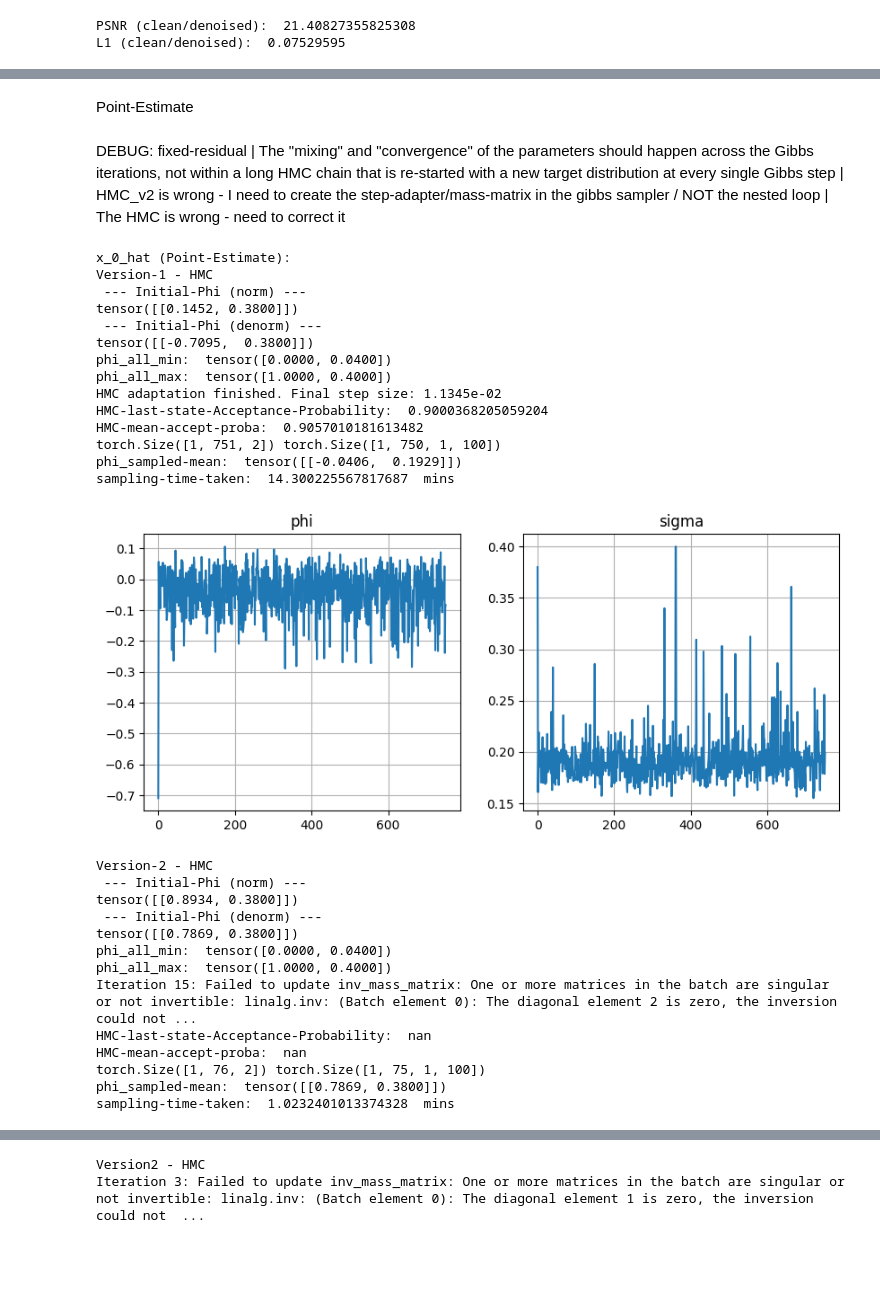
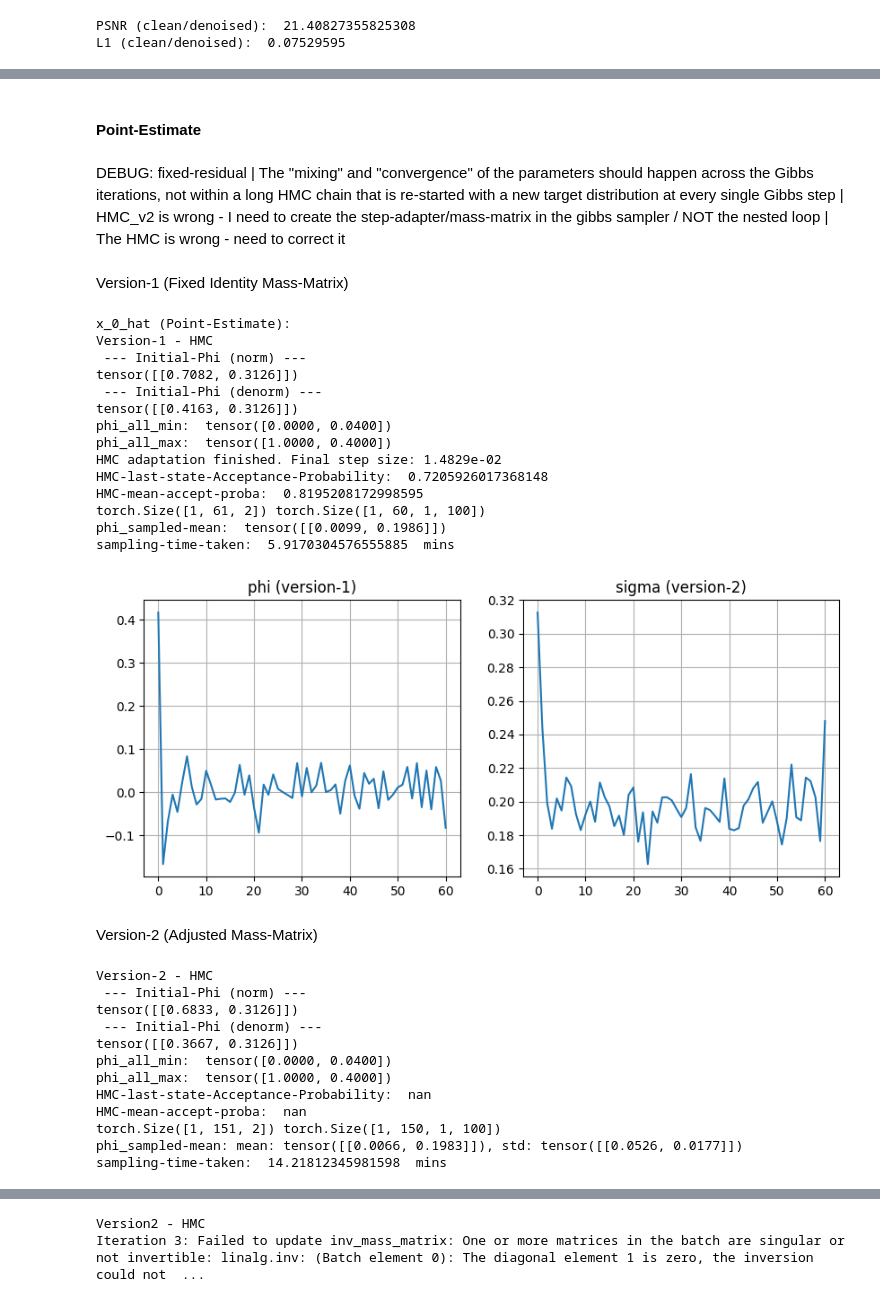
Before and after one commit to AlikMon88/Gibbs-Diff, a Jupyter notebook: unit_main_gibbs.ipynb, the cells around one changed output, grey strips where cells are left out. Saved outputs shown, nothing was run; the diff lists cells and outputs as text; code cells hidden in the pictures; blank space fills up the shorter version.

Commit message:
correct gibbs.ipynb

```diff
--- a/unit_main_gibbs.ipynb
+++ b/unit_main_gibbs.ipynb
@@ -101,5 +98,5 @@ rn = random.randint(0, n_samples)
 # %%
-true_phi, true_sigma = 0.5, 0.2
+true_phi, true_sigma = 0.8, 0.2
 # %%
 # observation, signal, noise = create_1d_data_colored(n_samples=n_samples, n_depth=n_depth, phi=-1.0, decay=1.0, sigma=0.2)
 observation, signal, noise = create_1d_data_colored_multi(n_samples=n_samples, n_depth=n_depth, phi=true_phi, decay=1.0, sigma=true_sigma)
@@ -480,8 +448,10 @@ closest_discrete_timestep:  57
 torch.Size([1, 1, 100]) torch.Size([1, 1, 100])
 # %% [markdown]
-Point-Estimate
+#### Point-Estimate
 # %% [markdown]
 DEBUG: fixed-residual | The "mixing" and "convergence" of the parameters should happen across the Gibbs iterations, not within a long HMC chain that is re-started with a new target distribution at every single Gibbs step | HMC_v2 is wrong - I need to create the step-adapter/mass-matrix in the gibbs sampler / NOT the nested loop | The HMC is wrong - need to correct it
+# %% [markdown]
+Version-1 (Fixed Identity Mass-Matrix)
 # %%
 print('x_0_hat (Point-Estimate):')
 
@@ -490,7 +460,7 @@ ft = time.time()
 
 ## version_1 : HMC - sampler is has fixed identity mass_matrix
 ### DIRECT: Supply doesnt work because thats the direct supply of state t=0 noise all the time.
-phi_sampled, x_denoised = gdiffusion.run_gibbs_sampler(y, yt, num_chains_per_sample=1, n_it_gibbs=500, n_it_burnin=250, sampler_v2=False, is_debug=True, sup_residual=eps, return_chains=True)
+phi_sampled, x_denoised = gdiffusion.run_gibbs_sampler(y, yt, num_chains_per_sample=1, n_it_gibbs=40, n_it_burnin=20, sampler_v2=False, is_debug=True, sup_residual=eps, return_chains=True)
 # phi_sampled, x_denoised = gdiffusion.run_gibbs_sampler(y, yt, num_chains_per_sample=1, n_it_gibbs=250, n_it_burnin=120, sampler_v2=False, return_chains=True)
 
 print(phi_sampled.shape, x_denoised.shape)
@@ -501,55 +471,56 @@ print('sampling-time-taken: ', (lt - ft)/60, ' mins')
 x_0_hat (Point-Estimate):
 Version-1 - HMC
  --- Initial-Phi (norm) ---
-tensor([[0.1452, 0.3800]])
+tensor([[0.7082, 0.3126]])
  --- Initial-Phi (denorm) ---
-tensor([[-0.7095,  0.3800]])
+tensor([[0.4163, 0.3126]])
 phi_all_min:  tensor([0.0000, 0.0400])
 phi_all_max:  tensor([1.0000, 0.4000])
-HMC adaptation finished. Final step size: 1.1345e-02
-HMC-last-state-Acceptance-Probability:  0.9000368205059204
-HMC-mean-accept-proba:  0.9057010181613482
-torch.Size([1, 751, 2]) torch.Size([1, 750, 1, 100])
-phi_sampled-mean:  tensor([[-0.0406,  0.1929]])
-sampling-time-taken:  14.300225567817687  mins
+HMC adaptation finished. Final step size: 1.4829e-02
+HMC-last-state-Acceptance-Probability:  0.7205926017368148
+HMC-mean-accept-proba:  0.8195208172998595
+torch.Size([1, 61, 2]) torch.Size([1, 60, 1, 100])
+phi_sampled-mean:  tensor([[0.0099, 0.1986]])
+sampling-time-taken:  5.9170304576555885  mins
 # %%
 fig, axs = plt.subplots(1, 2, figsize=(10, 4))
 
 axs[0].plot(phi_sampled[0][:, 0])
-axs[0].set_title('phi')
+axs[0].set_title('phi (version-1)')
 axs[0].grid()
 
 axs[1].plot(phi_sampled[0][:, 1])
-axs[1].set_title('sigma')
+axs[1].set_title('sigma (version-2)')
 axs[1].grid()
 
 plt.show()
 # %% [output]
-[figure, old version]
+[figure, new version]
+# %% [markdown]
+Version-2 (Adjusted Mass-Matrix)
 # %%
 print('Version-2 - HMC')
 ft = time.time()
 ## version_2: HMC sampler has adaptive mass_matrix (depends on the step_size adaption as we converge to a given acceptance-proba)
-phi_sampled, x_denoised = gdiffusion.run_gibbs_sampler(y, yt, num_chains_per_sample=1, n_it_gibbs=50, n_it_burnin=25, sampler_v2=True, is_debug=True, sup_residual=eps, return_chains=True)
+phi_sampled, x_denoised = gdiffusion.run_gibbs_sampler(y, yt, num_chains_per_sample=1, n_it_gibbs=100, n_it_burnin=50, sampler_v2=True, is_debug=True, sup_residual=eps, return_chains=True)
 
 print(phi_sampled.shape, x_denoised.shape)
-print('phi_sampled-mean: ', phi_sampled.mean(dim=1))
+print(f'phi_sampled-mean: mean: {phi_sampled.mean(dim=1)}, std: {phi_sampled.std(dim=1)}')
 lt = time.time()
 print('sampling-time-taken: ', (lt - ft)/60, ' mins')
 # %% [output]
 Version-2 - HMC
  --- Initial-Phi (norm) ---
-tensor([[0.8934, 0.3800]])
+tensor([[0.6833, 0.3126]])
  --- Initial-Phi (denorm) ---
-tensor([[0.7869, 0.3800]])
+tensor([[0.3667, 0.3126]])
 phi_all_min:  tensor([0.0000, 0.0400])
 phi_all_max:  tensor([1.0000, 0.4000])
-Iteration 15: Failed to update inv_mass_matrix: One or more matrices in the batch are singular or not invertible: linalg.inv: (Batch element 0): The diagonal element 2 is zero, the inversion could not ...
 HMC-last-state-Acceptance-Probability:  nan
 HMC-mean-accept-proba:  nan
-torch.Size([1, 76, 2]) torch.Size([1, 75, 1, 100])
-phi_sampled-mean:  tensor([[0.7869, 0.3800]])
-sampling-time-taken:  1.0232401013374328  mins
+torch.Size([1, 151, 2]) torch.Size([1, 150, 1, 100])
+phi_sampled-mean: mean: tensor([[0.0066, 0.1983]]), std: tensor([[0.0526, 0.0177]])
+sampling-time-taken:  14.21812345981598  mins
 # %%
 fig, axs = plt.subplots(1, 2, figsize=(10, 4))
 
```
Also changed, not shown: parts of 54 cells of this notebook, 4 other files.
